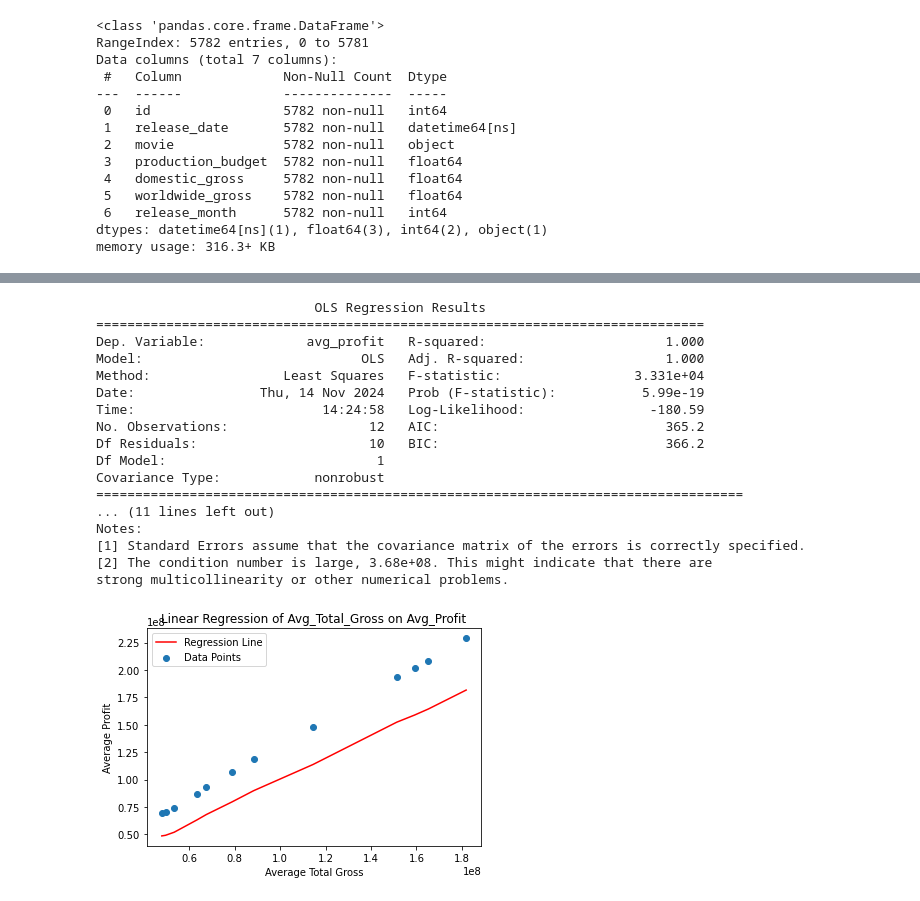
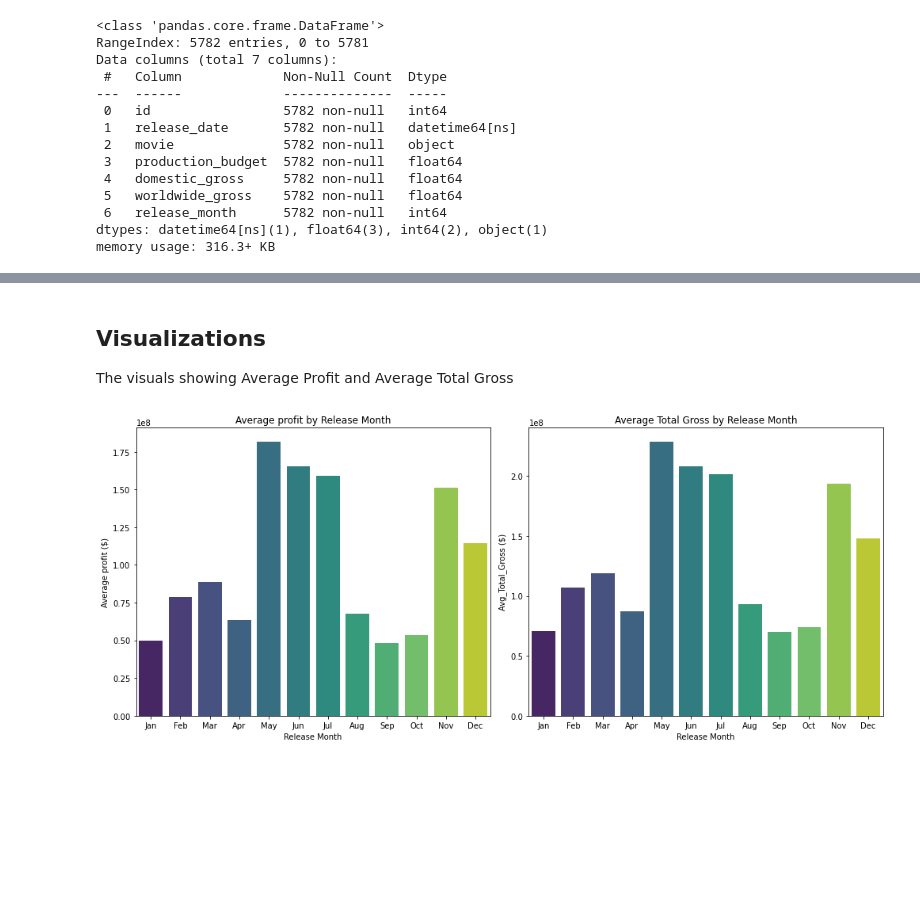
Before and after one commit to vnelima/Phase-2-Movie-project--Group-9, a Jupyter notebook: Collaborators/Ronald/Profitability_Across_ReleaseMonths.ipynb, the cells around one changed output, grey strips where cells are left out. Cells and saved outputs as stored; diff of their text form; code cells hidden in the pictures; blank space fills up the shorter version.

```diff
--- a/Collaborators/Ronald/Profitability_Across_ReleaseMonths.ipynb
+++ b/Collaborators/Ronald/Profitability_Across_ReleaseMonths.ipynb
@@ -85,16 +80,11 @@ memory usage: 316.3+ KB
 
 Profit = (Total_gross - production budget)
 # %%
-
-
 # Calculate Total gross
 movie_budgets_df['total_gross'] = movie_budgets_df['worldwide_gross'] + movie_budgets_df['domestic_gross']
-
 # Calculate profit
-movie_budgets_df['cost_ratio'] = (movie_budgets_df['total_gross'] / movie_budgets_df['production_budget'])
 movie_budgets_df['profit'] = (movie_budgets_df['total_gross'] - movie_budgets_df['production_budget'])
 
-
 movie_budgets_df.head()
 # %% [output]
 |  | id | release_date | movie | production_budget | domestic_gross | worldwide_gross | release_month | ... |
@@ -176,39 +118,30 @@ This correlation, being very close to +1, suggests that profit and total gross m
-# %%
-#Linear regression model between profit and total_gross
-X = monthly_seasonality['avg_total_gross']
-Y = monthly_seasonality['avg_profit']
-X = sm.add_constant(X)  # Adds a constant term to the predictor
-model = sm.OLS(Y, X).fit()
-predictions = model.predict(X)
-
-# Print regression model summary
-print(model.summary())
-# %% [output]
-                            OLS Regression Results
-==============================================================================
-Dep. Variable:             avg_profit   R-squared:                       1.000
-Model:                            OLS   Adj. R-squared:                  1.000
-Method:                 Least Squares   F-statistic:                 3.331e+04
-Date:                Thu, 14 Nov 2024   Prob (F-statistic):           5.99e-19
-Time:                        14:24:58   Log-Likelihood:                -180.59
-No. Observations:                  12   AIC:                             365.2
-Df Residuals:                      10   BIC:                             366.2
-Df Model:                           1
-Covariance Type:            nonrobust
-===================================================================================
-... (11 lines left out)
-Notes:
-[1] Standard Errors assume that the covariance matrix of the errors is correctly specified.
-[2] The condition number is large, 3.68e+08. This might indicate that there are
-strong multicollinearity or other numerical problems.
-# %%
-# Plot the regression results
-plt.scatter(monthly_seasonality['avg_profit'], monthly_seasonality['avg_total_gross'], label='Data Points')
-plt.plot(monthly_seasonality['avg_profit'], predictions, color='red', label='Regression Line')
-plt.xlabel('Average Total Gross')
-plt.ylabel('Average Profit')
-plt.title('Linear Regression of Avg_Total_Gross on Avg_Profit')
-plt.legend()
-plt.show()
-# %% [output]
-[figure, removed]
+# %% [markdown]
+## Visualizations
+The visuals showing Average Profit and Average Total Gross
+# %%
+fig, axs = plt.subplots(1, 2, figsize=(14,6))
+
+# Average Profit by Month
+sns.barplot(data=monthly_seasonality, x=monthly_seasonality['release_month'], y=monthly_seasonality['avg_profit'], palette='viridis', ax=axs[0])
+axs[0].set_title("Average profit by Release Month")
+axs[0].set_xlabel("Release Month")
+axs[0].set_ylabel("Average profit ($)")
+axs[0].set_xticks(range(12))
+axs[0].set_xticklabels([
+    'Jan', 'Feb', 'Mar', 'Apr', 'May', 'Jun', 'Jul', 'Aug', 'Sep', 'Oct', 'Nov', 'Dec'
+])
+
+# Average Total Gross by Month
+sns.barplot(data=monthly_seasonality, x=monthly_seasonality['release_month'], y=monthly_seasonality['avg_total_gross'], palette='viridis', ax=axs[1])
+axs[1].set_title("Average Total Gross by Release Month")
+axs[1].set_xlabel("Release Month")
+axs[1].set_ylabel("Avg_Total_Gross ($)")
+axs[1].set_xticks(range(0,12))
+axs[1].set_xticklabels([
+    'Jan', 'Feb', 'Mar', 'Apr', 'May', 'Jun', 'Jul', 'Aug', 'Sep', 'Oct', 'Nov', 'Dec'
+])
+
+plt.tight_layout()
+plt.show()
+# %% [output]
+[figure, added]
```
Also changed, not shown: parts of 18 cells of this notebook.
